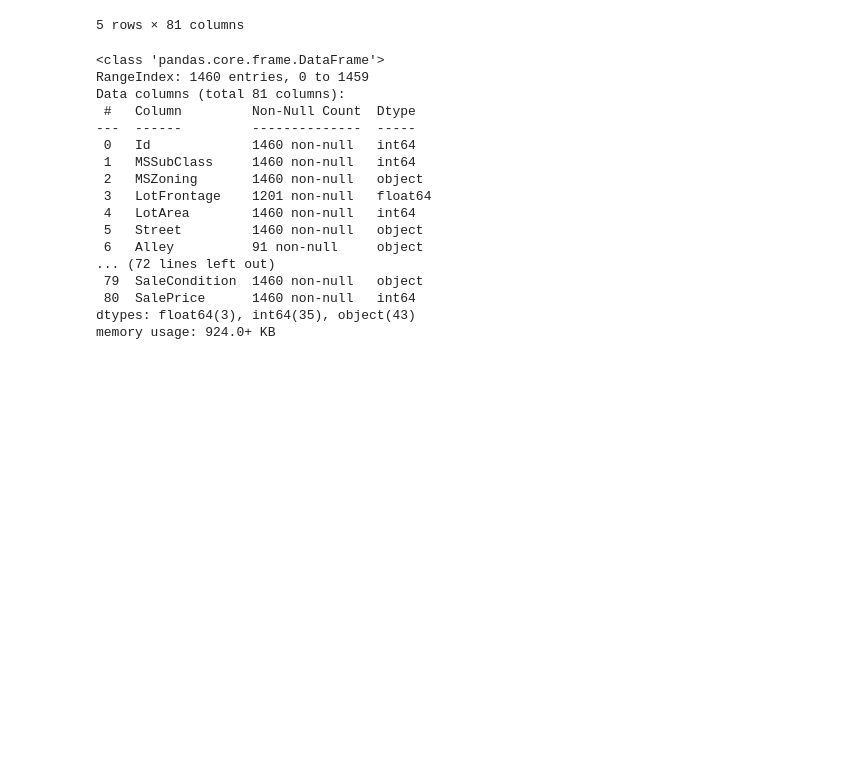
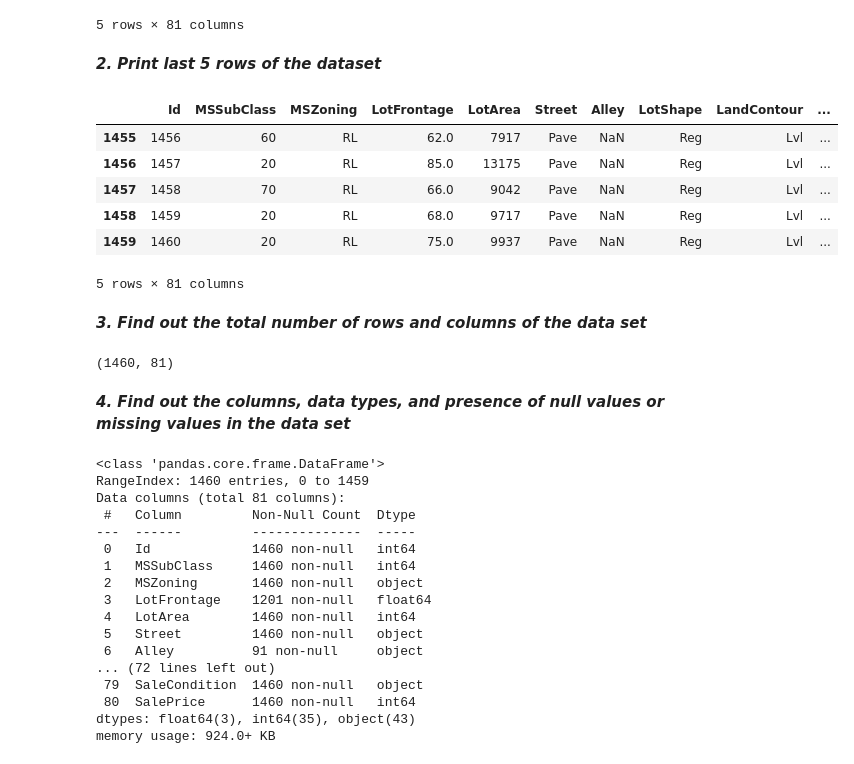
Before and after one commit to stellacydong/Housing-Sale-Price-Prediction, a Jupyter notebook: EDA.ipynb, the cells around one changed output. Saved outputs shown, nothing was run; the diff lists cells and outputs as text; code cells hidden in the pictures; blank space fills up the shorter version.

```diff
--- a/EDA.ipynb
+++ b/EDA.ipynb
@@ -55,6 +94,26 @@ df_train.head()
 | 3 | 4 | 70 | RL | 60.0 | 9550 | Pave | NaN | IR1 | Lvl | ... |
 | 4 | 5 | 60 | RL | 84.0 | 14260 | Pave | NaN | IR1 | Lvl | ... |
 5 rows × 81 columns
+# %% [markdown]
+***2. Print last 5 rows of the dataset***
+# %%
+df_train.tail()
+# %% [output]
+|  | Id | MSSubClass | MSZoning | LotFrontage | LotArea | Street | Alley | LotShape | LandContour | ... |
+| 1455 | 1456 | 60 | RL | 62.0 | 7917 | Pave | NaN | Reg | Lvl | ... |
+| 1456 | 1457 | 20 | RL | 85.0 | 13175 | Pave | NaN | Reg | Lvl | ... |
+| 1457 | 1458 | 70 | RL | 66.0 | 9042 | Pave | NaN | Reg | Lvl | ... |
+| 1458 | 1459 | 20 | RL | 68.0 | 9717 | Pave | NaN | Reg | Lvl | ... |
+| 1459 | 1460 | 20 | RL | 75.0 | 9937 | Pave | NaN | Reg | Lvl | ... |
+5 rows × 81 columns
+# %% [markdown]
+***3. Find out the total number of rows and columns of the data set***
+# %%
+df_train.shape
+# %% [output]
+(1460, 81)
+# %% [markdown]
+***4. Find out the columns, data types, and presence of null values or missing values in the data set***
 # %%
 #info gives us information about index and column data types.
 df_train.info()
```
Also changed, not shown: parts of 56 cells of this notebook.
